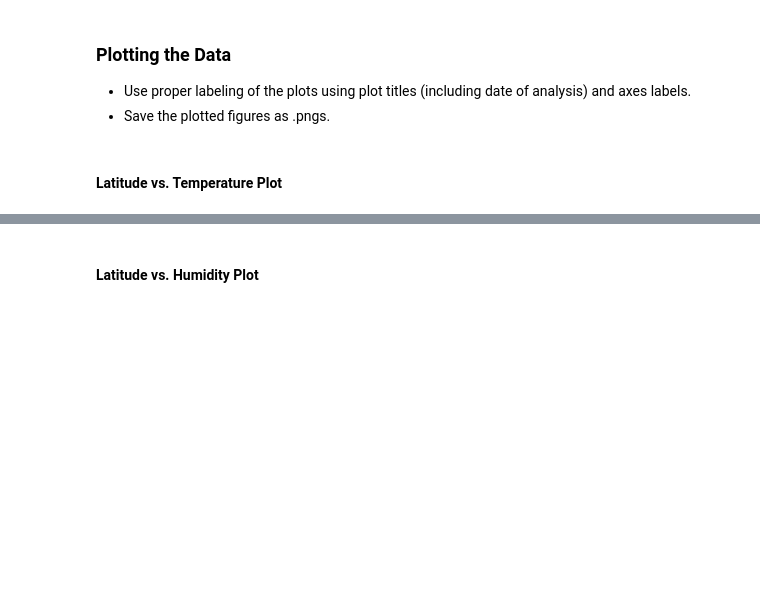
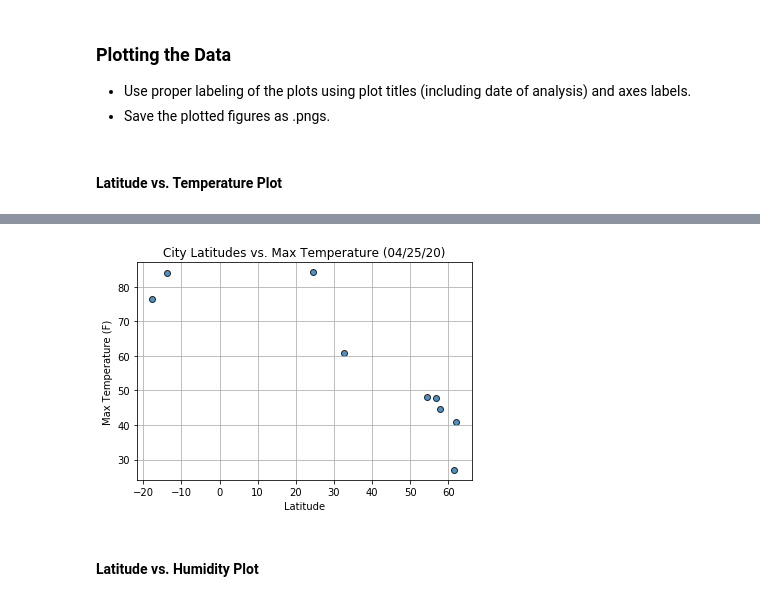
Before and after one commit to nazim806/Python-API, a Jupyter notebook: WeatherPy.ipynb, the cells around one changed output, grey strips where cells are left out. Cells and saved outputs as stored; diff of their text form; code cells hidden in the pictures; blank space fills up the shorter version.

Commit message:
regression plot for weather data

```diff
--- a/WeatherPy.ipynb
+++ b/WeatherPy.ipynb
@@ -75,7 +75,7 @@ url = f"http://api.openweathermap.org/data/2.5/weather?units=Imperial&APPID={wea
 
 # list of city data
 
-city =[]
+city_data =[]
 
 #print to logger
 
@@ -187,0 +169,13 @@ dtype: int64
+# %%
+ # Convert array of JSON into pandas
+city_data_df = pd.DataFrame(city_data)
+
+# Extract relevant fields from the data frame
+lats = city_data_df["Lat"]
+max_temps = city_data_df["Max Temp"]
+humidity = city_data_df["Humidity"]
+cloudiness = city_data_df["Cloudiness"]
+wind_speed = city_data_df["Wind Speed"]
+
+city_data_df.to_csv(output_data_file, index_label = "City_ID")
+city_data_df.count()
@@ -197,2 +209,22 @@ dtype: int64
+# %%
+# Build scatter plot for latitude vs. temperature
+plt.scatter(lats,
+            max_temps,
+            edgecolor = "black", linewidth =1, marker ="o",
+            alpha = 0.8 , label = "Cities")
+
+plt.title(f"City Latitudes vs. Max Temperature (%s)" % time.strftime("%x"))
+plt.ylabel("Max Temperature (F)")
+plt.xlabel("Latitude")
+plt.grid(True)
+
+# Save the figure
+plt.savefig("output_data/Fig1.png")
+
+# Show plot
+
+plt.show()
+# %% [output]
+[figure, added]
 # %% [markdown]
 #### Latitude vs. Humidity Plot
```
Also changed, not shown: parts of 31 cells of this notebook, 5 other files.
